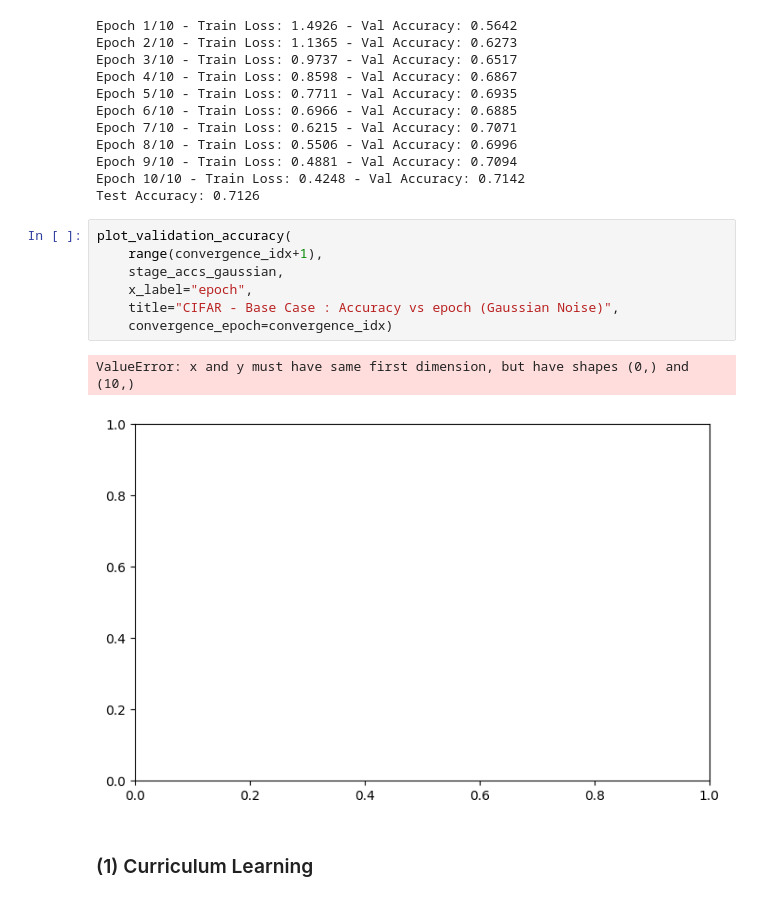
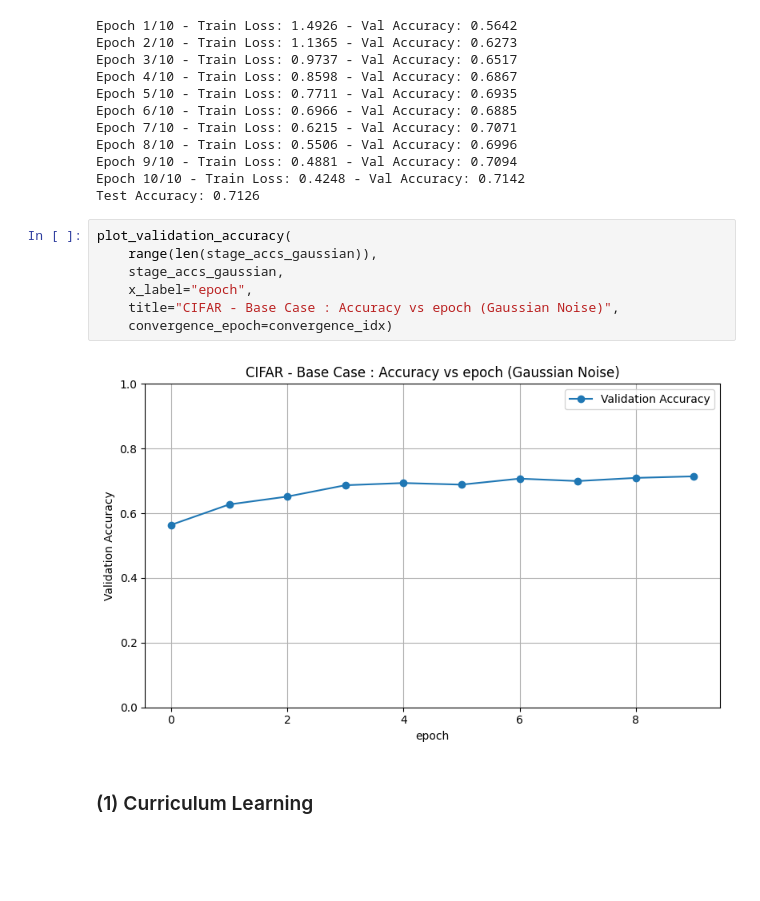
Before and after one commit to Reza-rgb/Opti4ML-TidyTeam, a Jupyter notebook: src/cifar_10_dataset.ipynb, the cells around one changed output. Cells and saved outputs as stored; diff of their text form; blank space fills up the shorter version.

Commit message:
fix very last graphs

```diff
--- a/src/cifar_10_dataset.ipynb
+++ b/src/cifar_10_dataset.ipynb
@@ -1328,14 +1328,13 @@ Epoch 10/10 - Train Loss: 0.4248 - Val Accuracy: 0.7142
 Test Accuracy: 0.7126
 # %%
 plot_validation_accuracy(
-    range(convergence_idx+1),
+    range(len(stage_accs_gaussian)),
     stage_accs_gaussian,
     x_label="epoch",
     title="CIFAR - Base Case : Accuracy vs epoch (Gaussian Noise)",
     convergence_epoch=convergence_idx)
 # %% [output]
-ValueError: x and y must have same first dimension, but have shapes (0,) and (10,)
-[figure, old version]
+[figure, new version]
 # %% [markdown]
 ### (1) Curriculum Learning
 # %% [markdown]
```
Also changed, not shown: parts of 3 cells of this notebook.
